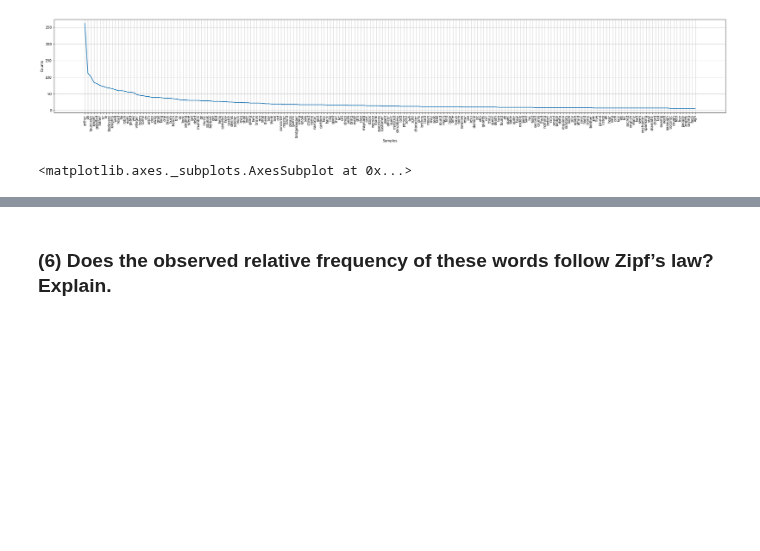
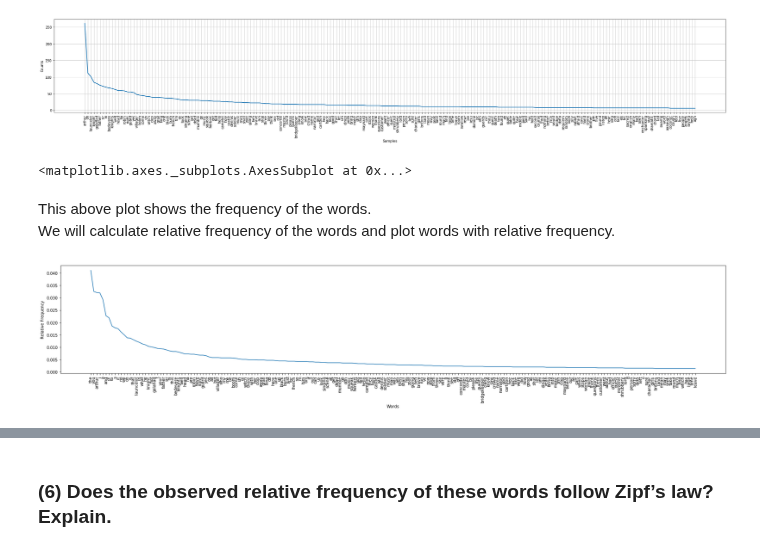
Before and after one commit to amberferger/DATA620_Group_Assignments, a Jupyter notebook: HW5/DATA620_HW5.ipynb, the cells around one changed output, grey strips where cells are left out. Saved outputs shown, nothing was run; the diff lists cells and outputs as text; code cells hidden in the pictures; blank space fills up the shorter version.

```diff
--- a/HW5/DATA620_HW5.ipynb
+++ b/HW5/DATA620_HW5.ipynb
@@ -225,3 +225,28 @@ fdist2.plot(200)
 # %% [output]
 [figure]
 <matplotlib.axes._subplots.AxesSubplot at 0x...>
+# %% [markdown]
+This above plot shows the frequency of the words.<br> We will calculate relative frequency of the words and plot words with relative frequency.
+# %%
+rel_freq = {}
+word_count=0
+total_freq = highestFreq_df['freq'].sum()
+for word, value in nltk.FreqDist(highestFreqWords):
+    word_count=word_count+1
+    rel_freq[word]=value/total_freq
+    if word_count>199:
+        break
+# %%
+plt.figure(figsize=(30,5))
+plt.xticks(rotation=90)
+plt.rc('xtick',labelsize=10)
+# return a list of tuples
+lists = list(rel_freq.items())
+# unpack a list of pairs into two tuples
+x, y = zip(*lists)
+plt.plot(x, y)
+plt.xlabel("Words")
+plt.ylabel("Relative Frequency")
+plt.show()
+# %% [output]
+[figure, added]
```
Also changed, not shown: parts of 10 cells of this notebook.
